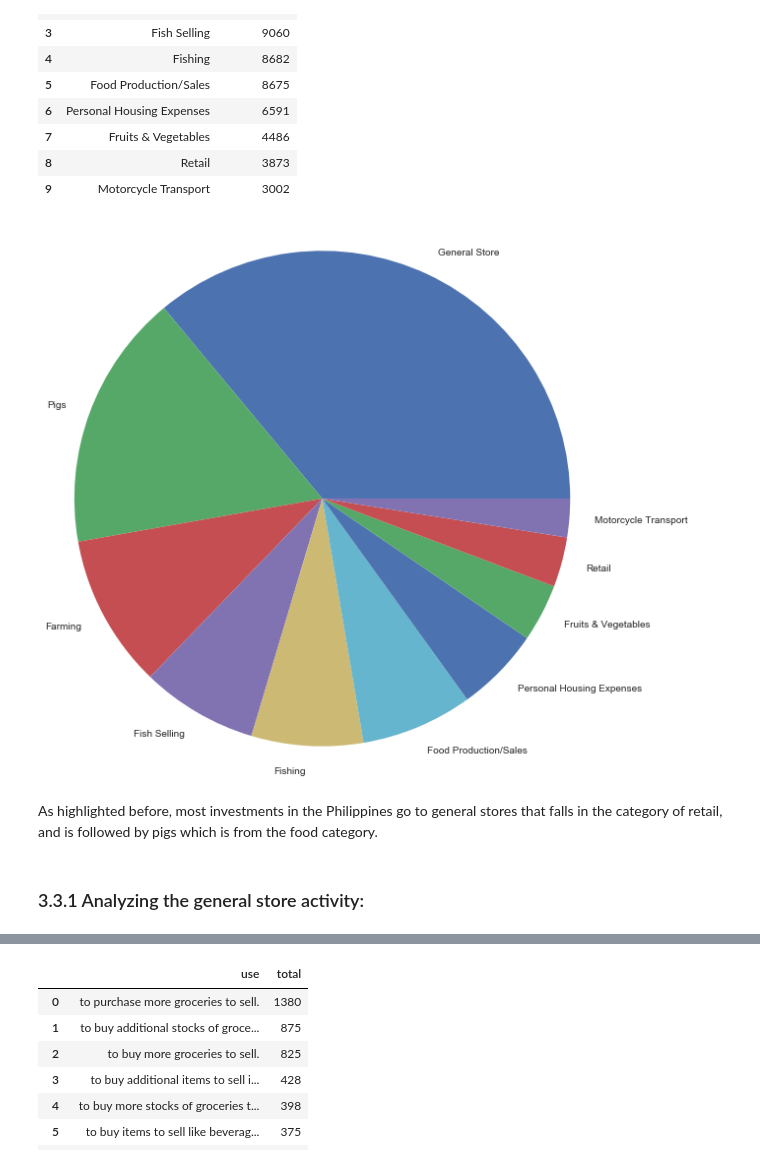
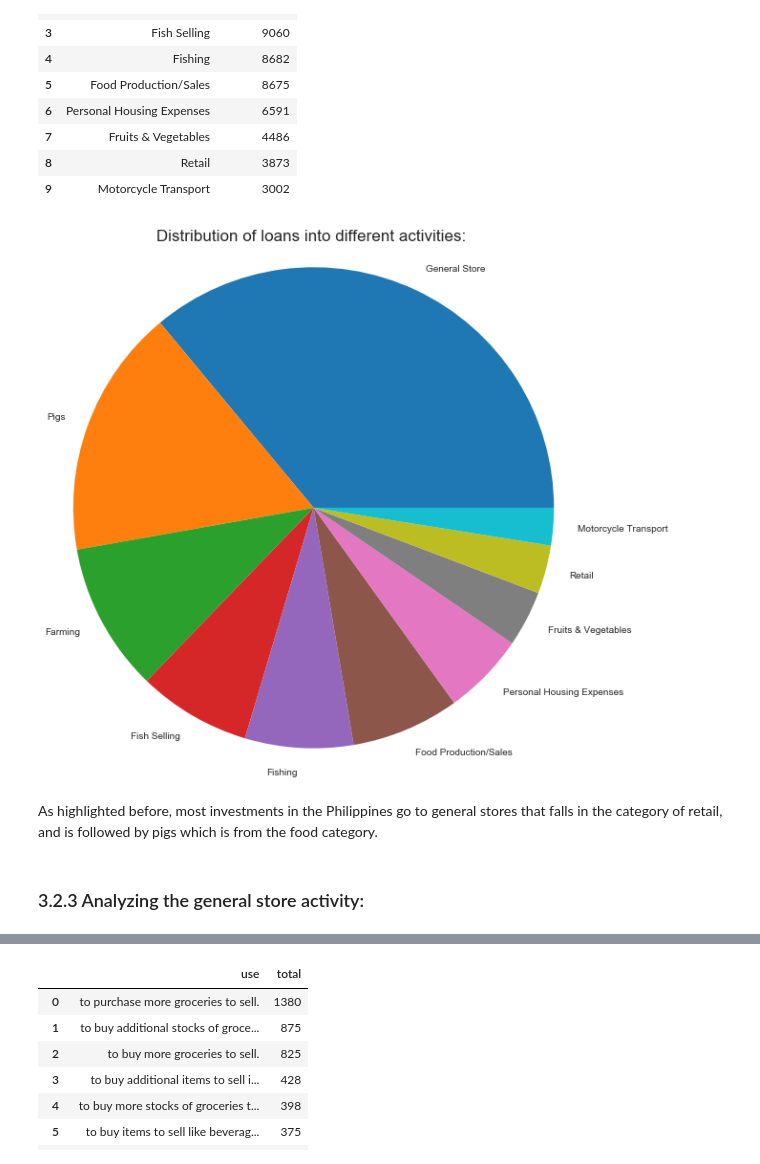
Before and after one commit to CJL89/Kiva-Crowdfunding, a Jupyter notebook: Kiva Crowdfunding.ipynb, the cells around one changed output, grey strips where cells are left out. Saved outputs shown, nothing was run; the diff lists cells and outputs as text; code cells hidden in the pictures.

```diff
--- a/Kiva Crowdfunding.ipynb
+++ b/Kiva Crowdfunding.ipynb
@@ -345,7 +360,7 @@ Surprinsigly, in the case of the Philippines; Kiva decided to invest more in ret
 # %%
 # Saving the different activities in a variable:
 
-philippines_activities = pd.DataFrame(philippines['activity'].value_counts())
+philippines_activities = pd.DataFrame(philippines['activity'].value_counts(sort=['loan_amount']))
 philippines_activities.reset_index(inplace=True)
 philippines_activities.columns = ['activity', 'total_loaned']
 philippines_activities.head(10)
@@ -364,17 +379,18 @@ philippines_activities.head(10)
 # %%
 # Displaying the results in a pie chart:
 
 plt.figure(figsize=(10, 10))
 
 plt.pie(philippines_activities['total_loaned'][:10], labels=philippines_activities['activity'][:10])
 plt.axis('equal')
+plt.title('Distribution of loans into different activities:', fontsize=17)
 plt.show()
 # %% [output]
-[figure, old version]
+[figure, new version]
 # %% [markdown]
 As highlighted before, most investments in the Philippines go to general stores that falls in the category of retail, and is followed by pigs which is from the food category.
 # %% [markdown]
-### 3.3.1 Analyzing the general store activity:
+### 3.2.3 Analyzing the general store activity:
 # %%
 # Saving only the loans that were used in General Stores:
 
```
Also changed, not shown: parts of 45 cells of this notebook.
